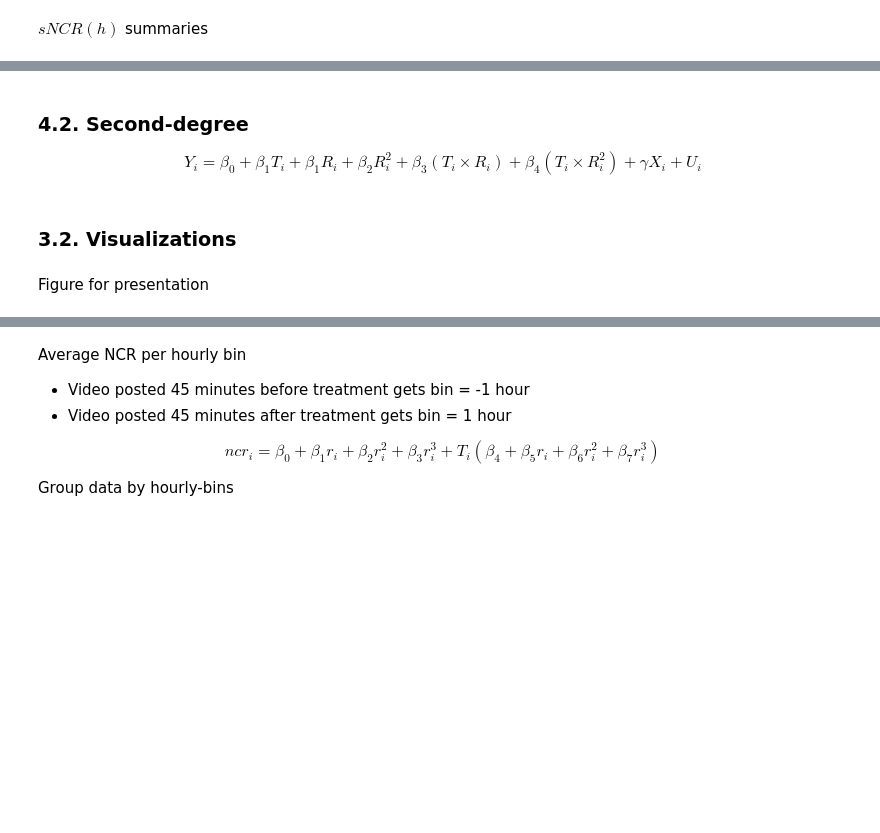
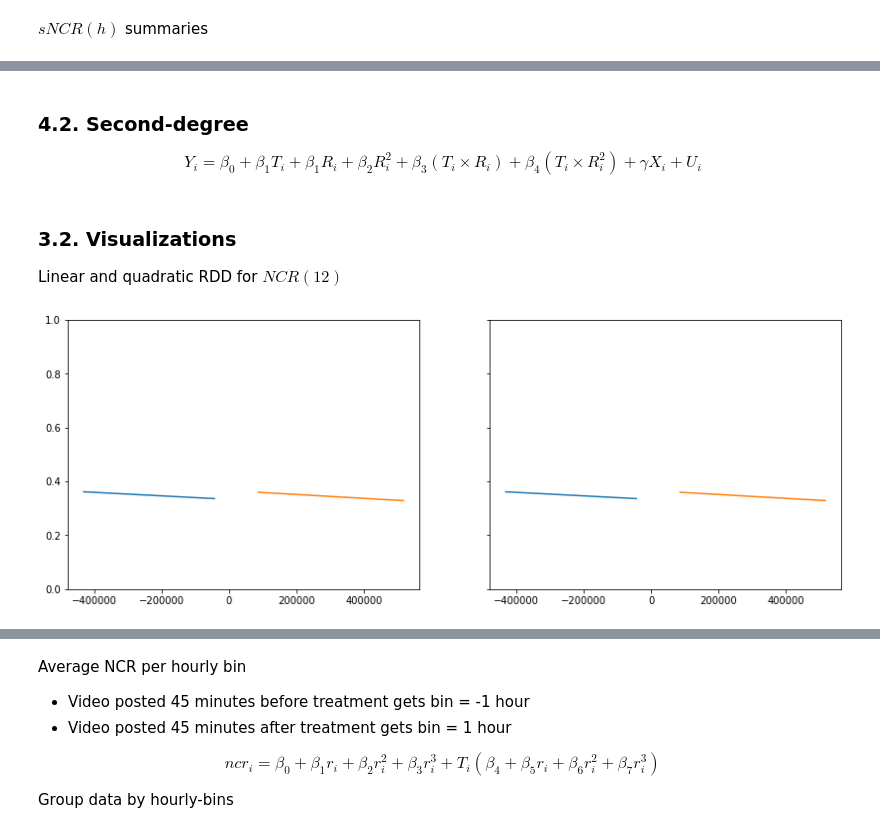
Before and after one commit to ArturoSbr/youtube-dislike-count, a Jupyter notebook: cod/02_analysis/01_analysis.ipynb, the cells around one changed output, grey strips where cells are left out. Drawn from its saved outputs; the diff is of its cells as text; code cells hidden in the pictures; blank space fills up the shorter version.

```diff
--- a/cod/02_analysis/01_analysis.ipynb
+++ b/cod/02_analysis/01_analysis.ipynb
@@ -304,17 +304,6 @@ ncr2
 |  |  |  |  |  |  |  | ... |
 | Note: | *p<0.1; **p<0.05; ***p<0.01 |  |  |  |  |  | ... |
 |  | Robust standard errors (HC0) |  |  |  |  |  | ... |
-# %% [markdown]
-### 4.2. Second-degree
-$$Y_i = \beta_0 + \beta_1 T_i + \beta_1 R_i + \beta_2 R_i^2 + \beta_3 (T_i \times R_i) + \beta_4 (T_i \times R_i^2) + \gamma X_i + U_i$$
-# %%
-# Minumum number of comments
-mask = df['post12CommentsNum'] > 0
-
-# FIt all models
-d2 = []
-for target in ['ncr1','ncr2']:
-    for window in windows:
-        formula = f'{target}{window} ~ treat + r + I(r**2) + I(r * treat) + I((r**2) * treat)'
-        m = sm.OLS.from_formula(formula=formula, data=df[mask]).fit(cov_type='HC0')
-        d2.append(m)
+# %% [markdown]
+### 4.2. Second-degree
+$$Y_i = \beta_0 + \beta_1 T_i + \beta_1 R_i + \beta_2 R_i^2 + \beta_3 (T_i \times R_i) + \beta_4 (T_i \times R_i^2) + \gamma X_i + U_i$$
@@ -321,4 +318,43 @@ for target in ['ncr1','ncr2']:
 # %% [markdown]
 ### 3.2. Visualizations
+Linear and quadratic RDD for $NCR(12)$
-# %% [markdown]
-Figure for presentation
+# %%
+# Data and predictions
+t = pd.DataFrame({'r':df.loc[mask, 'r'],
+                  'l':d1[0].fittedvalues.values,
+                  'q':d2[0].fittedvalues.values})
+t['treat'] = (t['r'] > 0).astype(int)
+# %%
+# Initialize figure
+fig, axs = plt.subplots(nrows=1, ncols=2, sharey=True)
+fig.set_figheight(5)
+fig.set_figwidth(14)
+
+# Data for plot (binned by X hours)
+d = df[['ncr1Post12','r']].copy()
+d['bin'] = (d['r'].div(60*60) / 4).apply(lambda x: floor(x))
+d = d.groupby('bin')['ncr1Post12'].mean().reset_index(name='mean')
+d['bin'] = d['bin'].multiply(4*60*60)
+
+# Plot model on each axis
+for i, ax in enumerate(axs):
+    # Plot linear model
+    if i == 0:
+        ax = axs[0]
+        series = 'l'
+    else:
+        ax = axs[1]
+        series = 'q'
+    ax.plot(t.loc[t['treat'].eq(0), 'r'], t.loc[t['treat'].eq(0), series])
+    ax.plot(t.loc[t['treat'].eq(1), 'r'], t.loc[t['treat'].eq(1), series])
+
+#     ax.scatter(d['bin'], d['mean'], alpha=0.6)
+#     ax.axvspan(xmin=0, xmax=24*60*60, color='gray', alpha=0.3)
+#     ax.axvspan(xmin=-12*60*60, xmax=0, color='C0', alpha=0.3)
+#     ax.set_xticks(np.arange(-30, 37, 6))
+#     ax.set_xticklabels(ax.get_xticks() * 4)
+
+plt.ylim(0, 1)
+plt.show()
+# %% [output]
+[figure, added]
```
Also changed, not shown: parts of 17 cells of this notebook.
